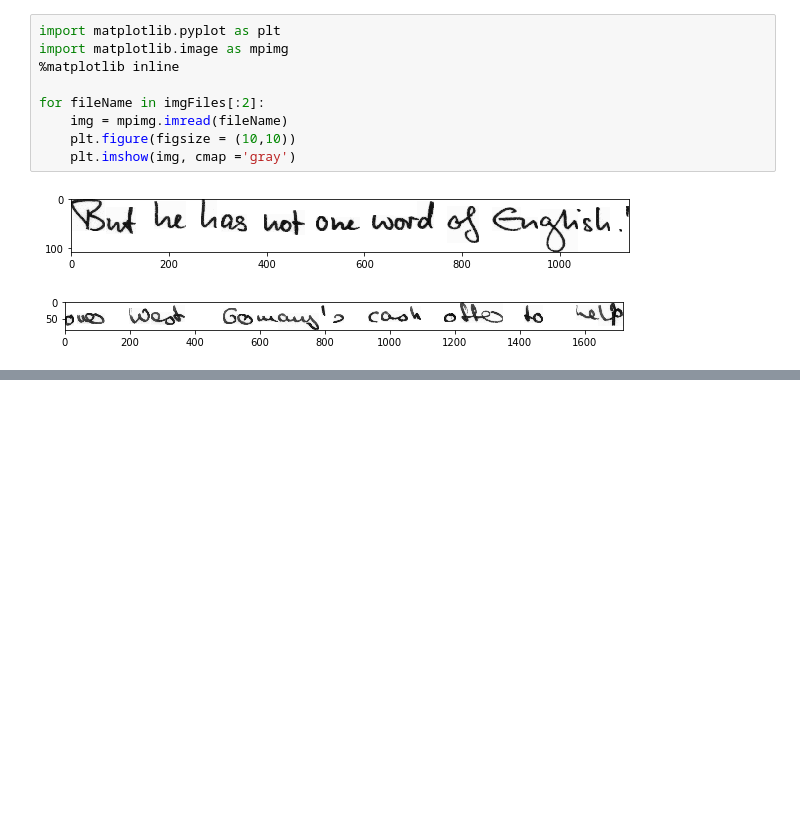
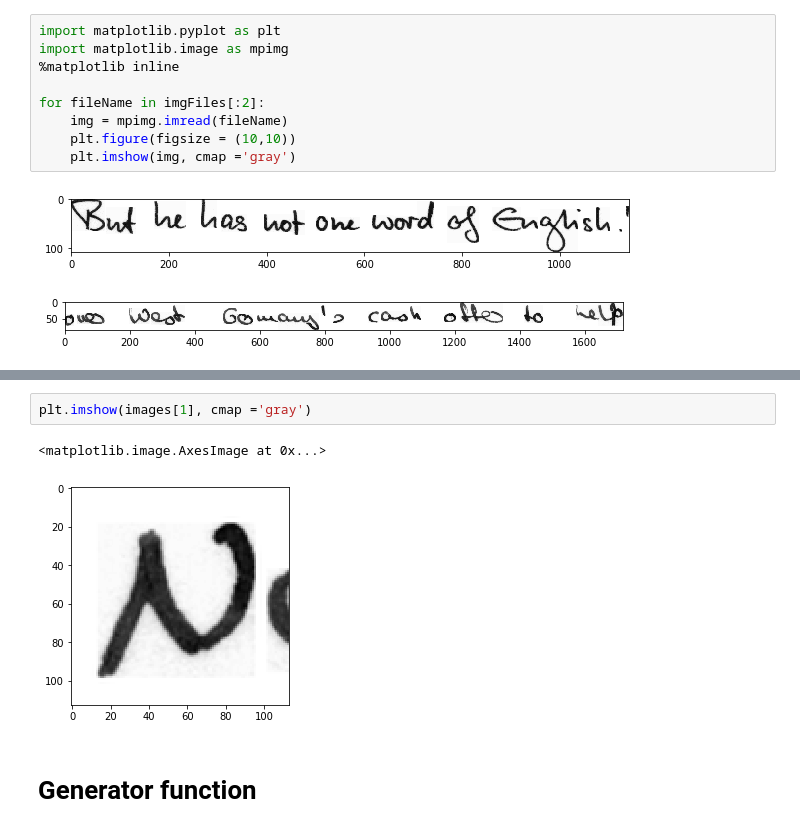
Before and after one commit to jkiviniitty/writer_recognition, a Jupyter notebook: workinprogress.ipynb, the cells around one changed output, grey strips where cells are left out. Cells and saved outputs as stored; diff of their text form; blank space fills up the shorter version.

```diff
--- a/workinprogress.ipynb
+++ b/workinprogress.ipynb
@@ -124,0 +246,7 @@ for fileName in imgFiles[:2]:
+# %%
+plt.imshow(images[1], cmap ='gray')
+# %% [output]
+<matplotlib.image.AxesImage at 0x...>
+[figure, added]
+# %% [markdown]
+# Generator function
```
Also changed, not shown: parts of 32 cells of this notebook.
